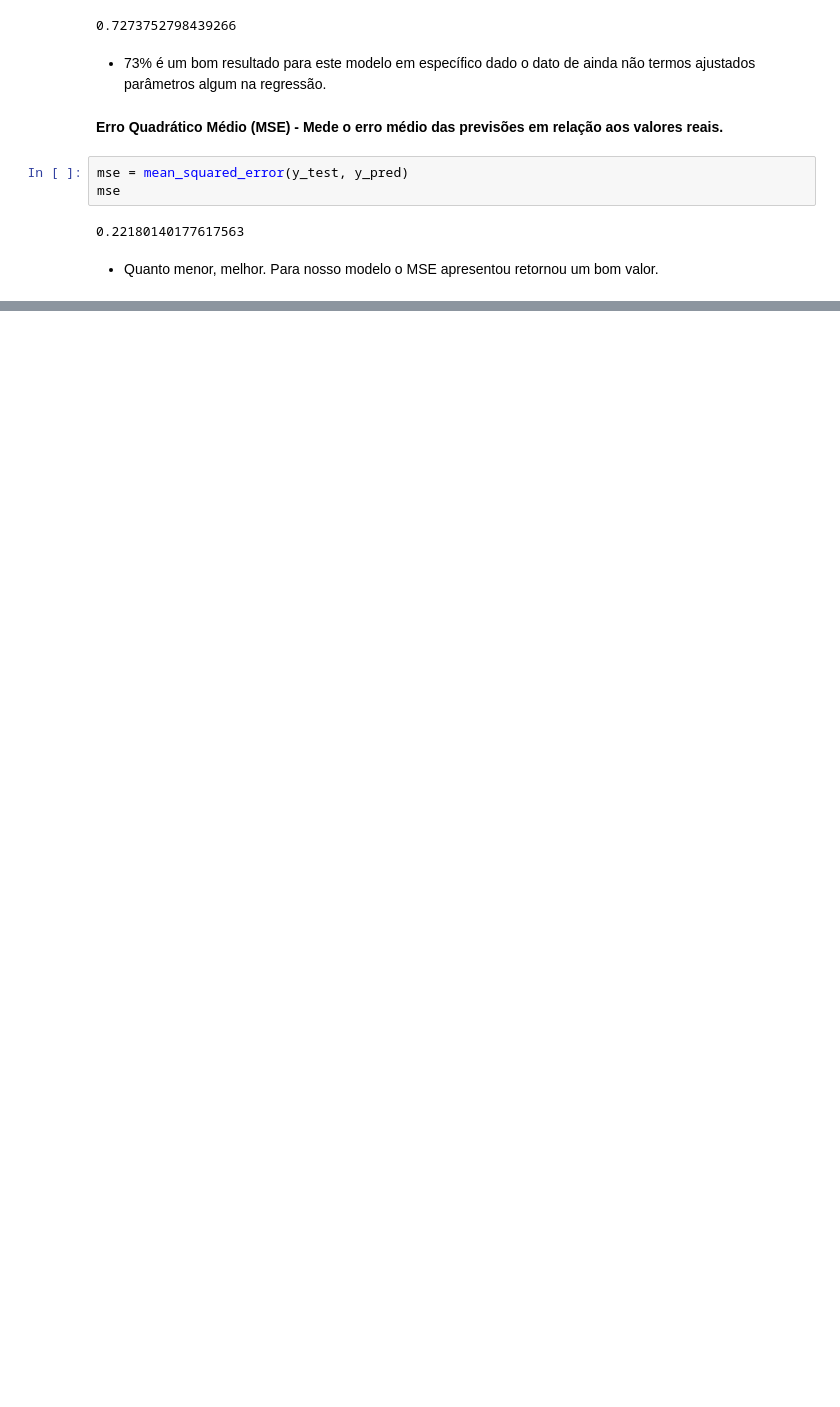
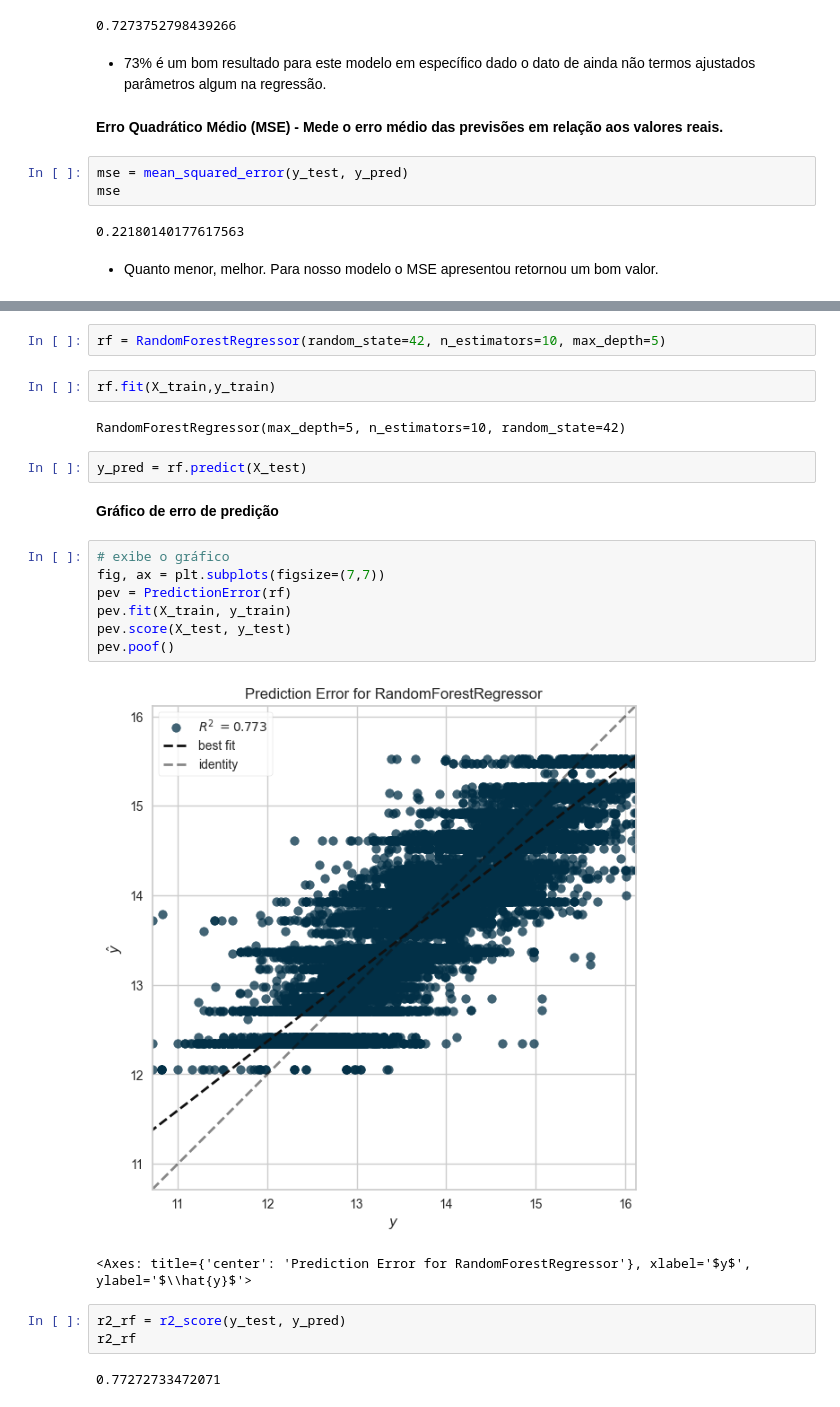
Before and after one commit to DieGod-DS/Previsao_Preco_Imovel, a Jupyter notebook: code/EDA.ipynb, the cells around one changed output, grey strips where cells are left out. Cells and saved outputs as stored; diff of their text form; blank space fills up the shorter version.

```diff
--- a/code/EDA.ipynb
+++ b/code/EDA.ipynb
@@ -547,0 +625,25 @@ mse
+# %%
+rf = RandomForestRegressor(random_state=42, n_estimators=10, max_depth=5)
+# %%
+rf.fit(X_train,y_train)
+# %% [output]
+RandomForestRegressor(max_depth=5, n_estimators=10, random_state=42)
+# %%
+y_pred = rf.predict(X_test)
+# %% [markdown]
+**Gráfico de erro de predição**
+# %%
+# exibe o gráfico
+fig, ax = plt.subplots(figsize=(7,7))
+pev = PredictionError(rf)
+pev.fit(X_train, y_train)
+pev.score(X_test, y_test)
+pev.poof()
+# %% [output]
+[figure, added]
+<Axes: title={'center': 'Prediction Error for RandomForestRegressor'}, xlabel='$y$', ylabel='$\\hat{y}$'>
+# %%
+r2_rf = r2_score(y_test, y_pred)
+r2_rf
+# %% [output]
+0.77272733472071
```
Also changed, not shown: parts of 64 cells of this notebook, 2 other files.
